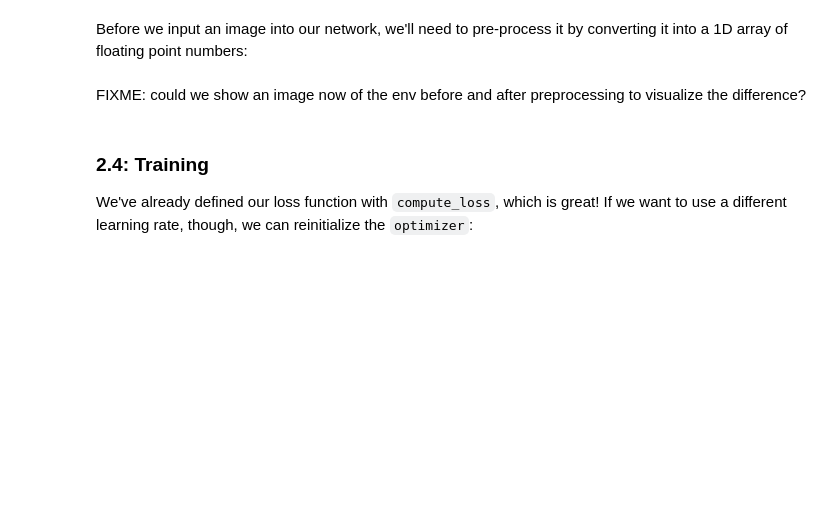
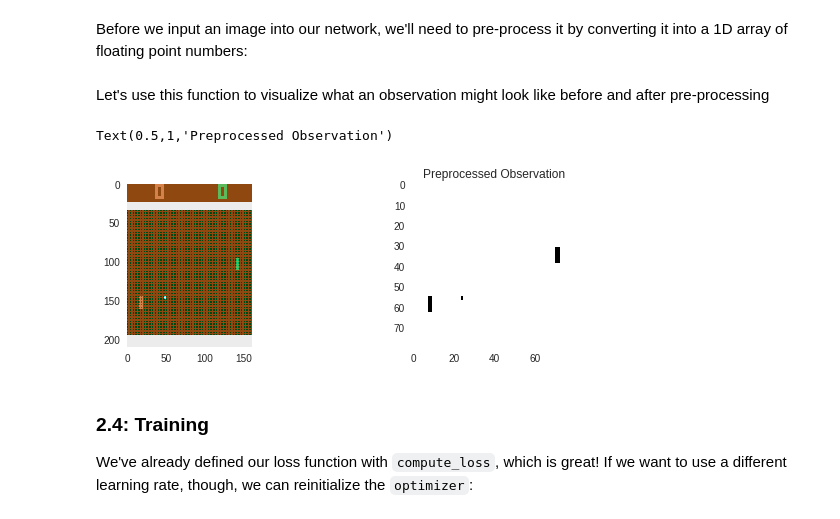
Before and after one commit to yisaketsegaye/introtodeeplearning_labs, a Jupyter notebook: lab3/Lab3_Solutions.ipynb, the cells around one changed output. Drawn from its saved outputs; the diff is of its cells as text; code cells hidden in the pictures; blank space fills up the shorter version.

Commit message:
updaing fixmes

```diff
--- a/lab3/Lab3_Solutions.ipynb
+++ b/lab3/Lab3_Solutions.ipynb
@@ -345,8 +343,22 @@ def pre_process(image):
   I[I == 109] = 0 # Remove background type 2
   I[I != 0] = 1 # Set remaining elements (paddles, ball, etc.) to 1
   return I.astype(np.float).ravel()
-# %% [markdown]
-FIXME: could we show an image now of the env before and after preprocessing to visualize the difference?
+# %% [markdown]
+Let's use this function to visualize what an observation might look like before and after pre-processing
+# %%
+observation = env.reset()
+for i in range(30):
+  observation, _,_,_ = env.step(0)
+observation_pp = pre_process(observation)
+
+f = plt.figure(figsize=(10,3))
+ax = f.add_subplot(121)
+ax2 = f.add_subplot(122)
+ax.imshow(observation); ax.grid('off');
+ax2.imshow(observation_pp.reshape((80,80))); ax2.grid('off'); plt.title('Preprocessed Observation')
+# %% [output]
+Text(0.5,1,'Preprocessed Observation')
+[figure, added]
 # %% [markdown]
 ### 2.4: Training
 We've already defined our loss function with `compute_loss`, which is great! If we want to use a different learning rate, though, we can reinitialize the `optimizer`:
```
Also changed, not shown: parts of 9 cells of this notebook.
